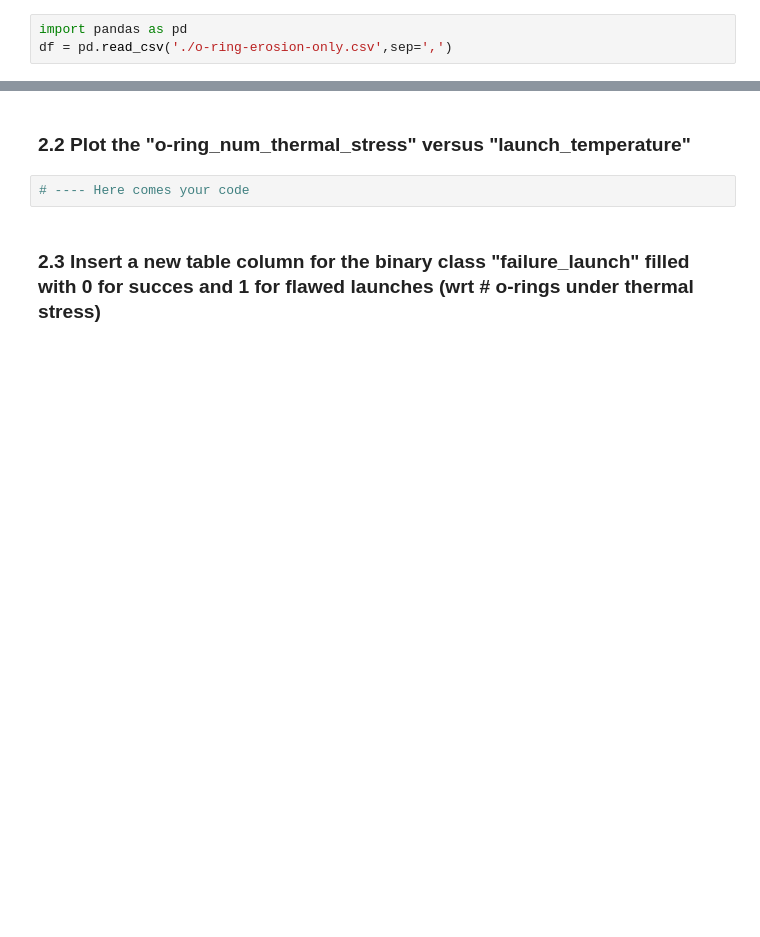
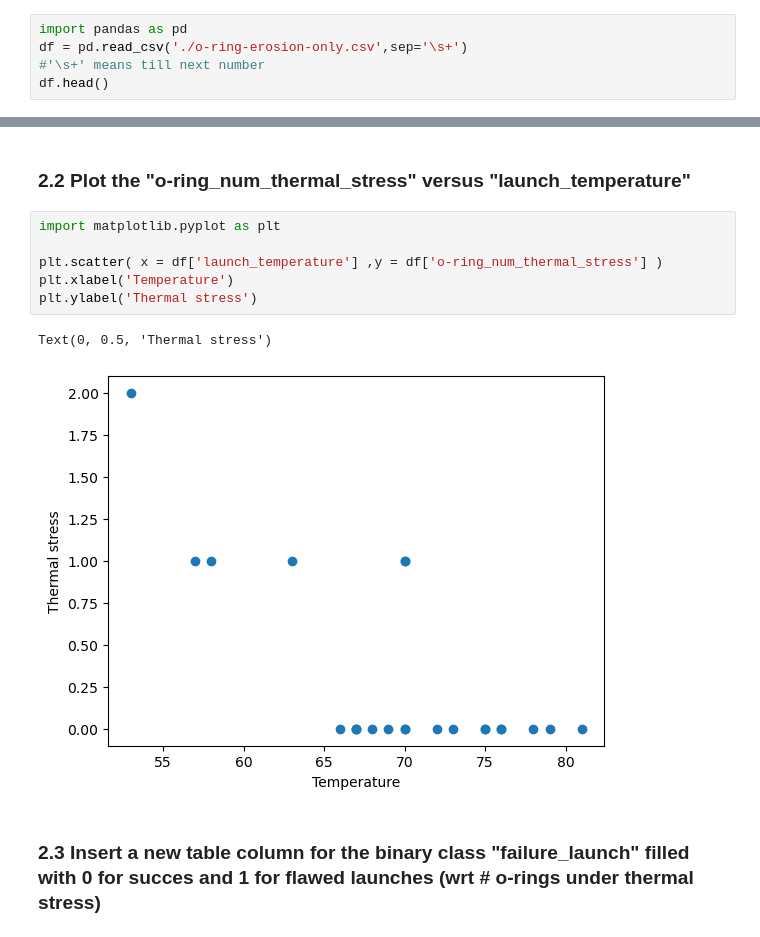
Before and after one commit to Oscilous/SDU-IML, a Jupyter notebook: 5. Gradient Descent and Logistic Regression/Exercise_5.ipynb, the cells around one changed output, grey strips where cells are left out. Saved outputs shown, nothing was run; the diff lists cells and outputs as text; blank space fills up the shorter version.

```diff
--- a/5. Gradient Descent and Logistic Regression/Exercise_5.ipynb
+++ b/5. Gradient Descent and Logistic Regression/Exercise_5.ipynb
@@ -36,4 +36,6 @@ def gradient_linear(X, y, theta):
 ### 2.1 Load the challenger dataset into a pandas dataframe
 # %%
 import pandas as pd
-df = pd.read_csv('./o-ring-erosion-only.csv',sep=',')
+df = pd.read_csv('./o-ring-erosion-only.csv',sep='\s+')
+#'\s+' means till next number
+df.head()
@@ -40,7 +49,14 @@ df = pd.read_csv('./o-ring-erosion-only.csv',sep=',')
 # %% [markdown]
 ### 2.2 Plot the "o-ring_num_thermal_stress" versus "launch_temperature"
 # %%
-# ---- Here comes your code
+import matplotlib.pyplot as plt
+
+plt.scatter( x = df['launch_temperature'] ,y = df['o-ring_num_thermal_stress'] )
+plt.xlabel('Temperature')
+plt.ylabel('Thermal stress')
+# %% [output]
+Text(0, 0.5, 'Thermal stress')
+[figure, added]
 # %% [markdown]
 ### 2.3 Insert a new table column for the binary class "failure_launch" filled with 0 for succes and 1 for flawed launches (wrt # o-rings under thermal stress)
 # %%
```
Also changed, not shown: parts of 5 cells of this notebook.
